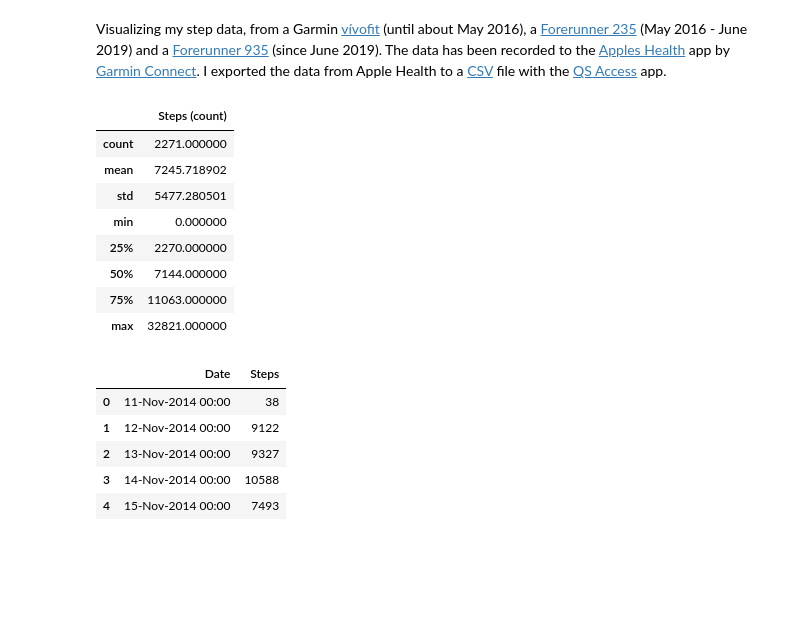
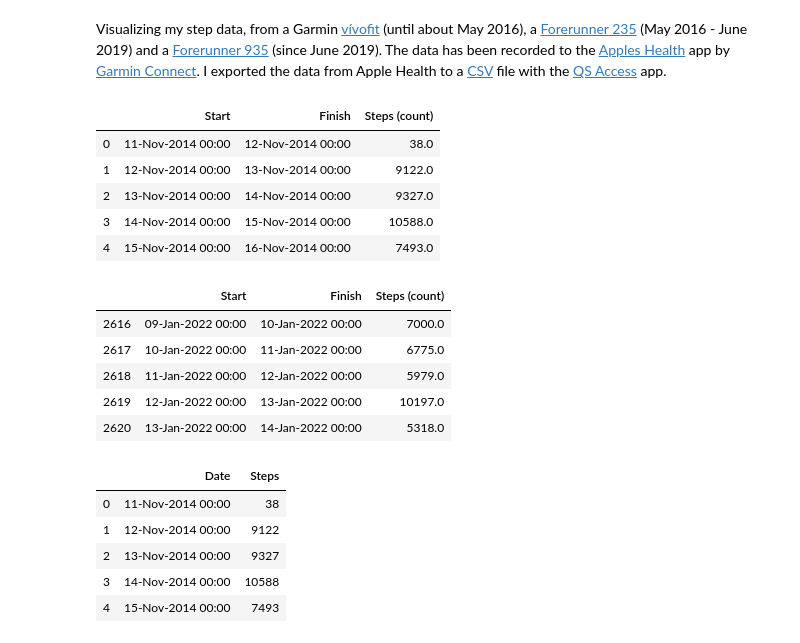
Before and after one commit to habi/steps, a Jupyter notebook: StepData.ipynb, the cells around one changed output. Saved outputs shown, nothing was run; the diff lists cells and outputs as text; code cells hidden in the pictures; blank space fills up the shorter version.

```diff
--- a/StepData.ipynb
+++ b/StepData.ipynb
@@ -19,17 +18,23 @@ plt.rcParams['figure.figsize'] = (16, 9)  # Size up figures a bit
 data = pandas.read_csv('steps.csv')
 # %%
 # How does it look like?
-data.describe()
+data.head()
 # %% [output]
-|  | Steps (count) |
-| count | 2271.000000 |
-| mean | 7245.718902 |
-| std | 5477.280501 |
-| min | 0.000000 |
-| 25% | 2270.000000 |
-| 50% | 7144.000000 |
-| 75% | 11063.000000 |
-| max | 32821.000000 |
+|  | Start | Finish | Steps (count) |
+| 0 | 11-Nov-2014 00:00 | 12-Nov-2014 00:00 | 38.0 |
+| 1 | 12-Nov-2014 00:00 | 13-Nov-2014 00:00 | 9122.0 |
+| 2 | 13-Nov-2014 00:00 | 14-Nov-2014 00:00 | 9327.0 |
+| 3 | 14-Nov-2014 00:00 | 15-Nov-2014 00:00 | 10588.0 |
+| 4 | 15-Nov-2014 00:00 | 16-Nov-2014 00:00 | 7493.0 |
+# %%
+data.tail()
+# %% [output]
+|  | Start | Finish | Steps (count) |
+| 2616 | 09-Jan-2022 00:00 | 10-Jan-2022 00:00 | 7000.0 |
+| 2617 | 10-Jan-2022 00:00 | 11-Jan-2022 00:00 | 6775.0 |
+| 2618 | 11-Jan-2022 00:00 | 12-Jan-2022 00:00 | 5979.0 |
+| 2619 | 12-Jan-2022 00:00 | 13-Jan-2022 00:00 | 10197.0 |
+| 2620 | 13-Jan-2022 00:00 | 14-Jan-2022 00:00 | 5318.0 |
 # %%
 # Massage data
 data.rename(columns={'Start': 'Date'}, inplace=True)
```
Also changed, not shown: parts of 10 cells of this notebook, 1 other file.
